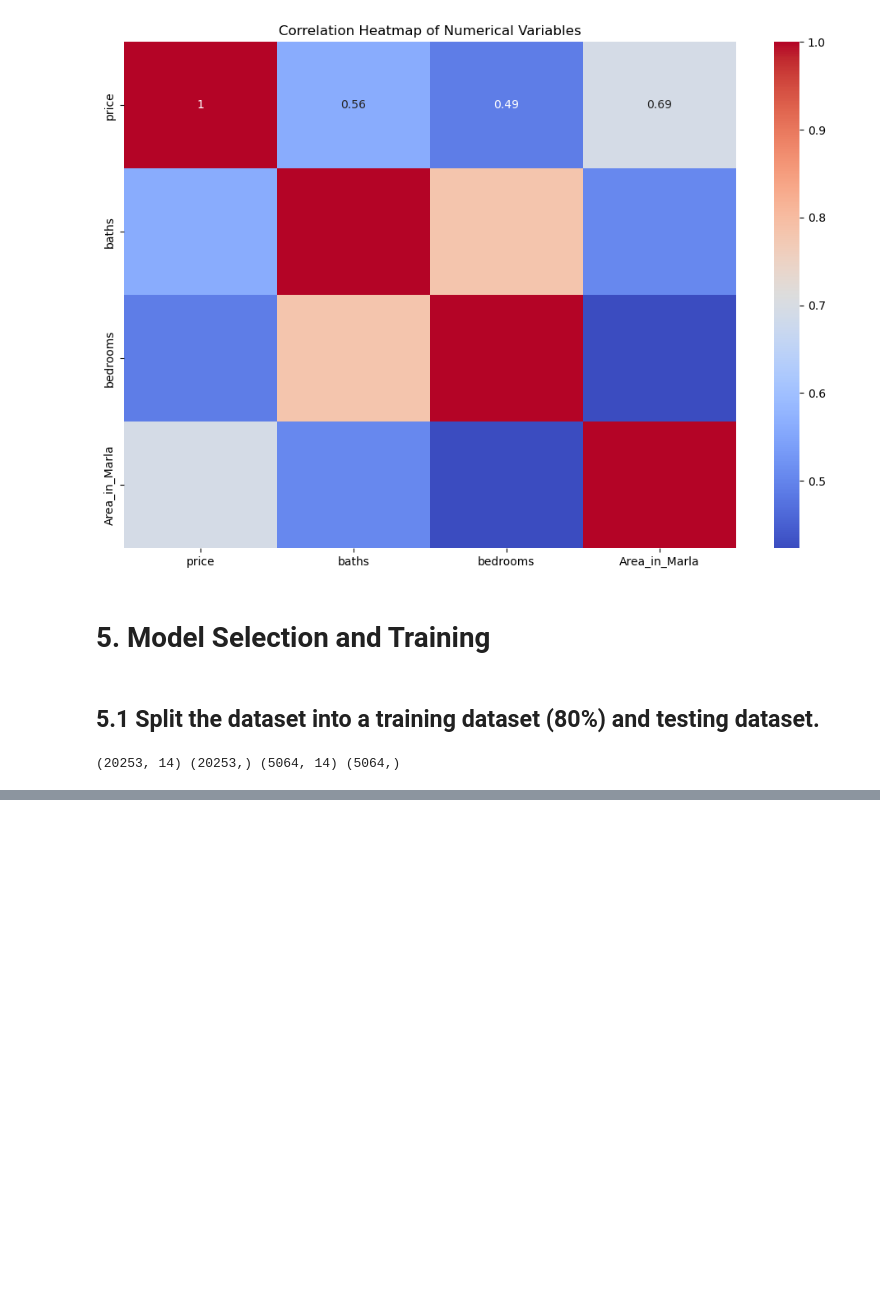
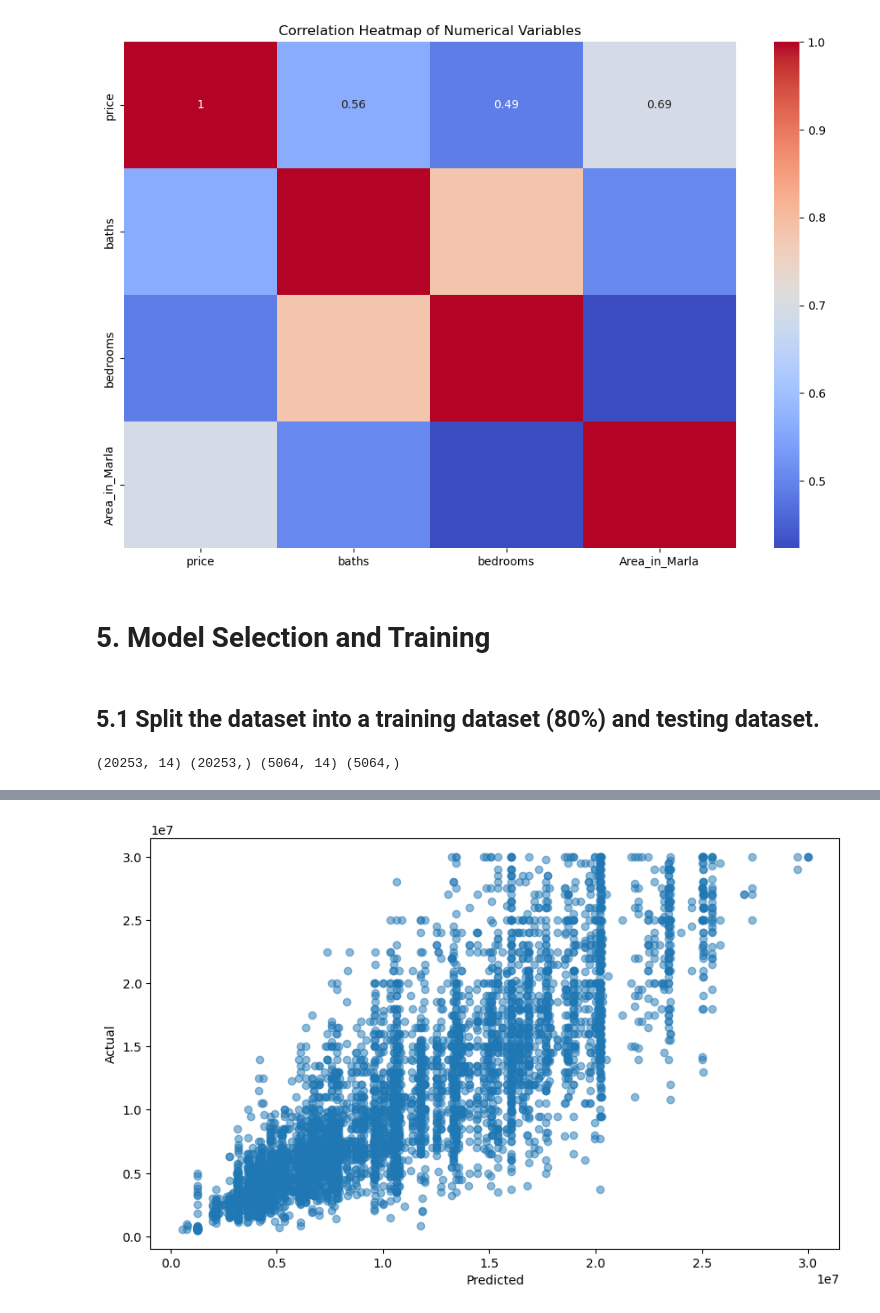
Before and after one commit to leroymusa/EECS3401-Final-Project, a Jupyter notebook: EECS3401_Final_Project.ipynb, the cells around one changed output, grey strips where cells are left out. Saved outputs shown, nothing was run; the diff lists cells and outputs as text; code cells hidden in the pictures; blank space fills up the shorter version.

```diff
--- a/EECS3401_Final_Project.ipynb
+++ b/EECS3401_Final_Project.ipynb
@@ -392,0 +585,4 @@ print(X_train.shape, y_train.shape, X_test.shape, y_test.shape)
+# %%
+plot_scatter(decision_tree_model)
+# %% [output]
+[figure, added]
```
Also changed, not shown: parts of 47 cells of this notebook.
